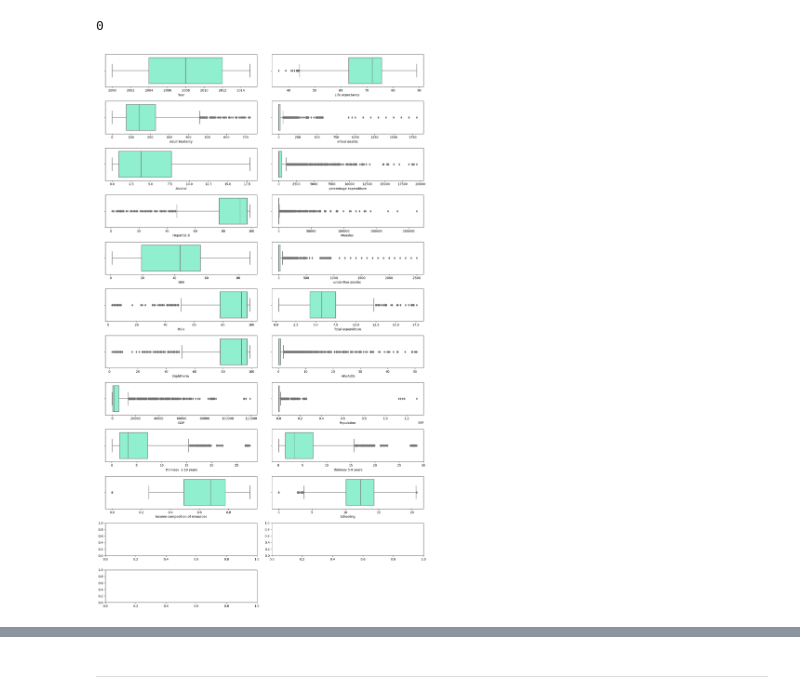
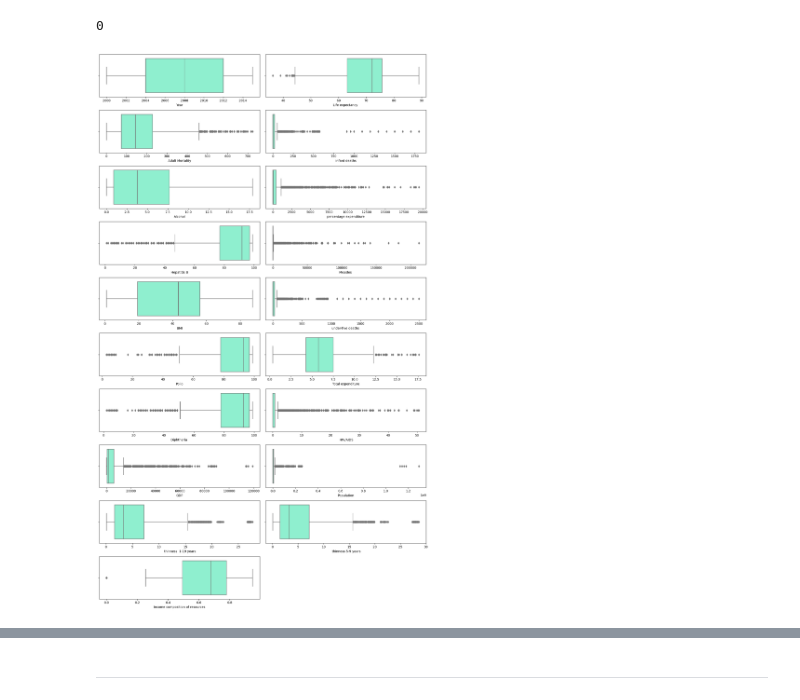
Before and after one commit to Adalab/DA-promo-c-modulo-3-sprint-1-Ximena-Anahi, a Jupyter notebook: 1. Regresion Lineal/pp-intro-machine-learning.ipynb, the cells around one changed output, grey strips where cells are left out. Cells and saved outputs as stored; diff of their text form; code cells hidden in the pictures.

```diff
--- a/1. Regresion Lineal/pp-intro-machine-learning.ipynb
+++ b/1. Regresion Lineal/pp-intro-machine-learning.ipynb
@@ -98,12 +98,12 @@ df.duplicated().sum()
 # %%
 numericas = df.select_dtypes(include= np.number)
 # %%
-fig, axes = plt.subplots(12, 2, figsize=(15,25))
+fig, axes = plt.subplots(10, 2, figsize=(15,25))
 axes = axes.flat
 for indice, columna in enumerate(numericas.columns):
     sns.boxplot(x = numericas[columna], data = df, ax=axes[indice], color = "aquamarine"); # para trazar una línea de densidad
 plt.tight_layout()
 fig.delaxes(axes[-1])
 plt.show()
 # %% [output]
-[figure, old version]
+[figure, new version]
```
Also changed, not shown: parts of 19 cells of this notebook, 4 other files.
